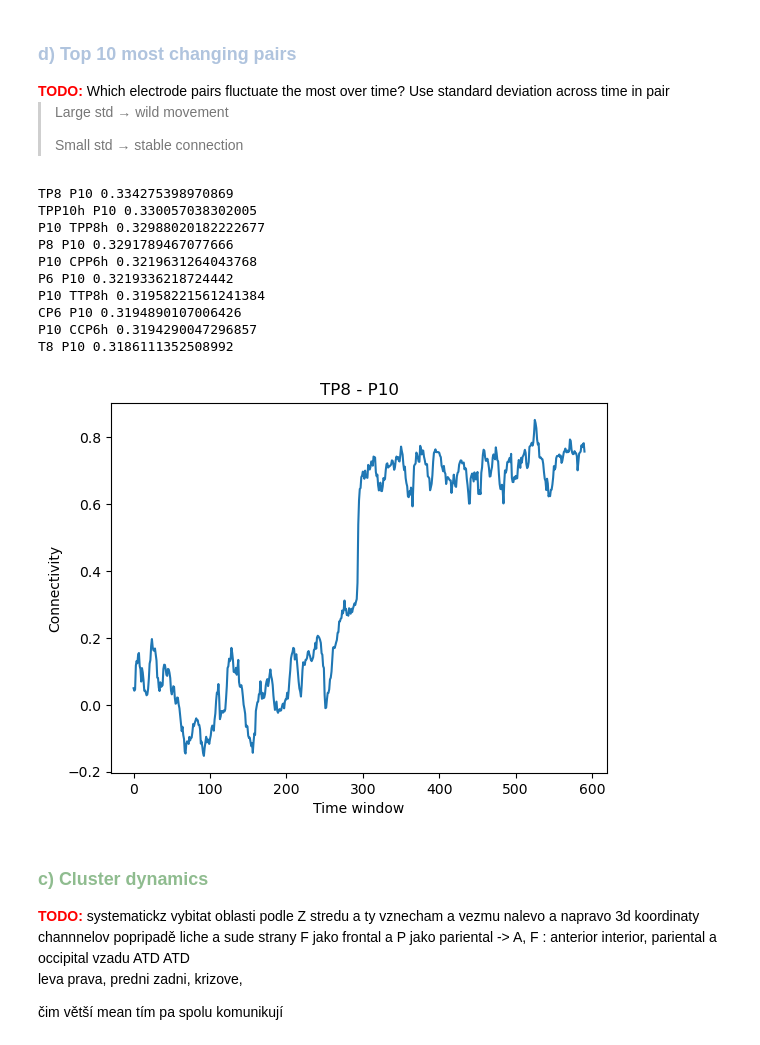
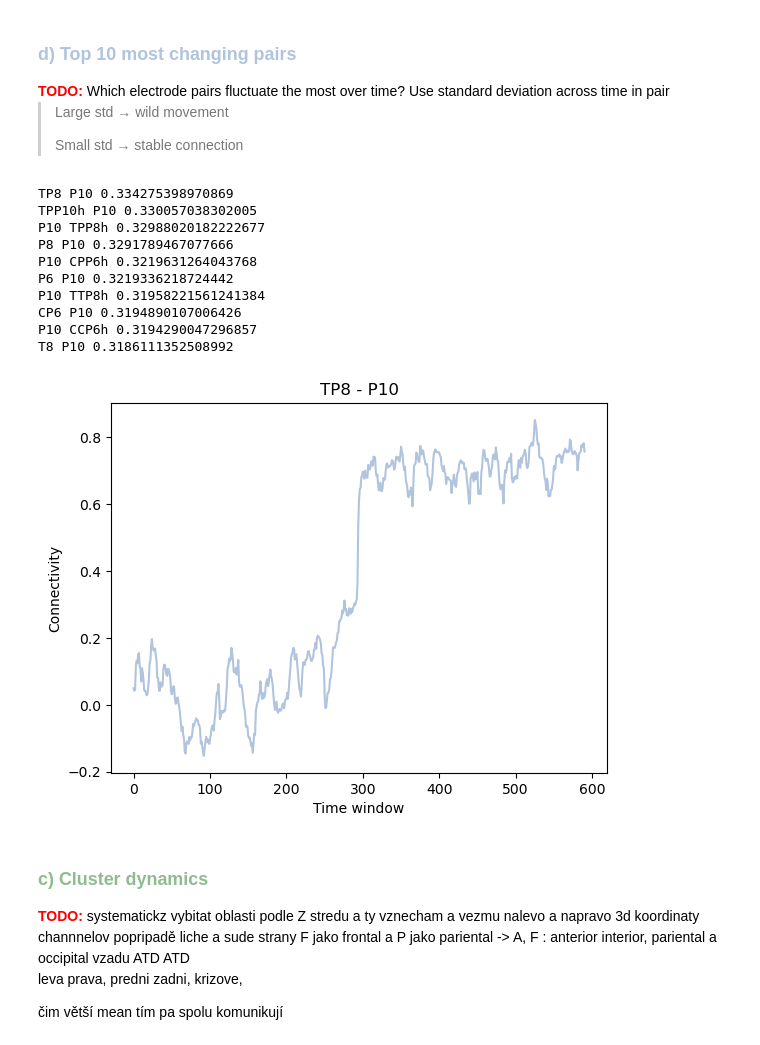
Before and after one commit to Beelzebufo2001/AnalysisBooredEEG, a Jupyter notebook: Notebook/Connectivity.ipynb, the cells around one changed output. Drawn from its saved outputs; the diff is of its cells as text; code cells hidden in the pictures.

```diff
--- a/Notebook/Connectivity.ipynb
+++ b/Notebook/Connectivity.ipynb
@@ -455,35 +455,35 @@ pair_time_series = []
 
 for i, j in zip(*upper_indices):
     pair_time_series.append(connectivity[:, i, j])
 
 pair_time_series = np.array(pair_time_series)
 pair_std = np.std(pair_time_series, axis=1)
 
 top10 = np.argsort(pair_std)[-10:][::-1]
 for idx in top10:
     i = upper_indices[0][idx]
     j = upper_indices[1][idx]
 
     print(ch_names[i], ch_names[j], pair_std[idx])
 idx = top10[0]
 
-plt.plot(pair_time_series[idx])
+plt.plot(pair_time_series[idx], color="lightsteelblue")
 plt.title(f"{ch_names[upper_indices[0][idx]]} - {ch_names[upper_indices[1][idx]]}")
 plt.xlabel("Time window")
 plt.ylabel("Connectivity")
 plt.show()
 # %% [output]
 TP8 P10 0.334275398970869
 TPP10h P10 0.330057038302005
 P10 TPP8h 0.32988020182222677
 P8 P10 0.3291789467077666
 P10 CPP6h 0.3219631264043768
 P6 P10 0.3219336218724442
 P10 TTP8h 0.31958221561241384
 CP6 P10 0.3194890107006426
 P10 CCP6h 0.3194290047296857
 T8 P10 0.3186111352508992
-[figure, old version]
+[figure, new version]
 # %%
 def spam():
     ica.plot_sensors(
```
Also changed, not shown: parts of 4 cells of this notebook.
